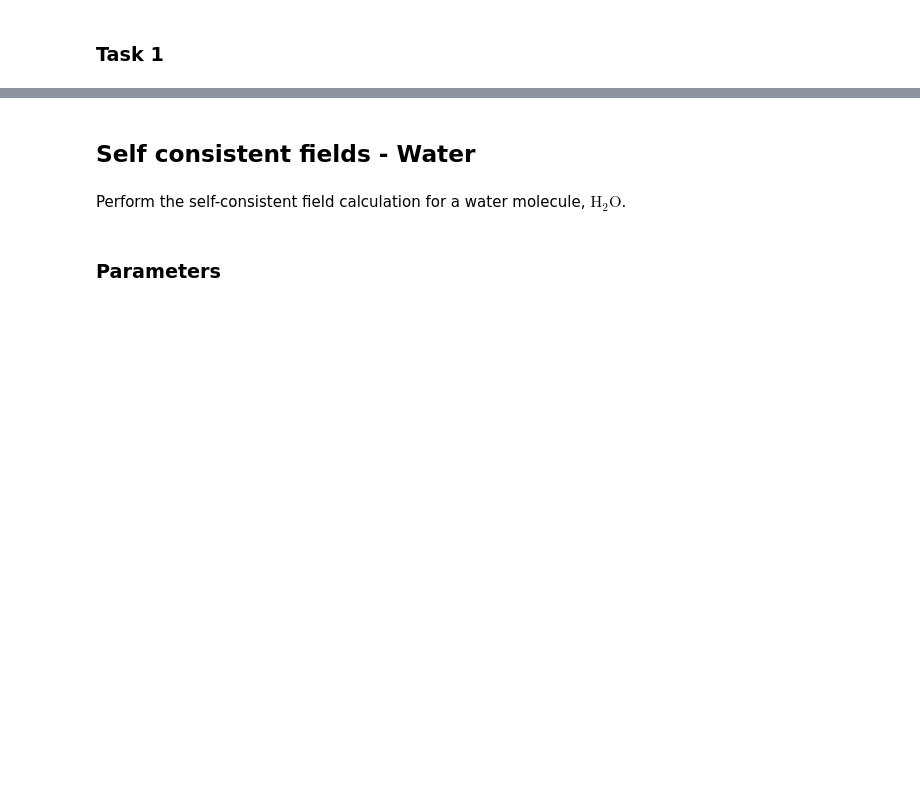
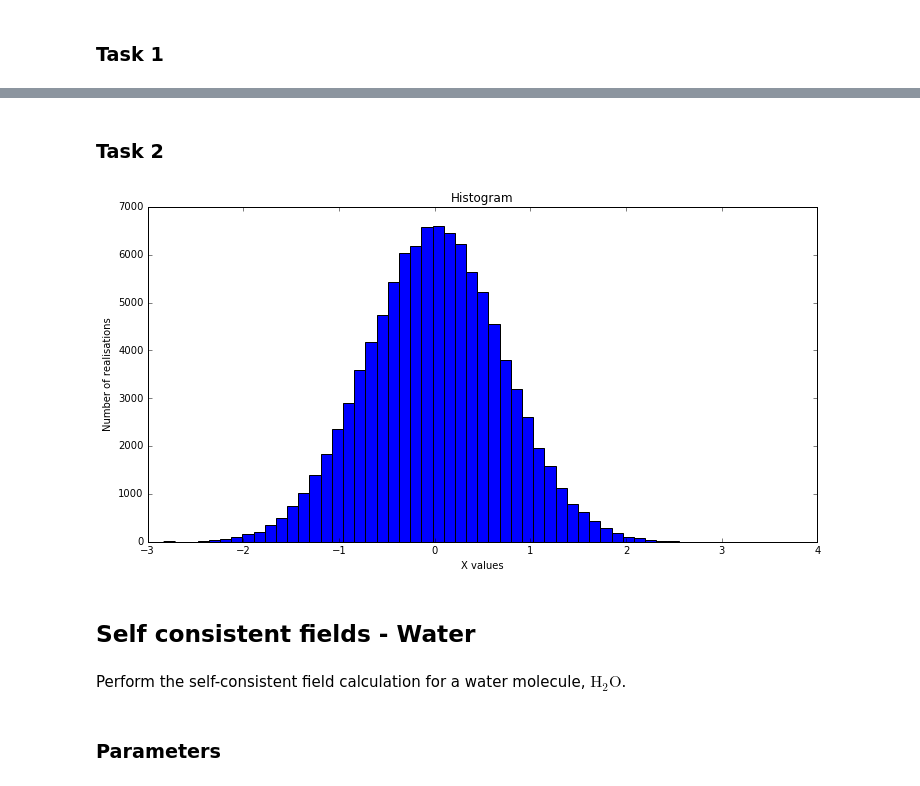
Before and after one commit to MarianDaogaru/FEEG6016-git, a Jupyter notebook: Coursework-03-SDE-SCF.ipynb, the cells around one changed output, grey strips where cells are left out. Drawn from its saved outputs; the diff is of its cells as text; code cells hidden in the pictures; blank space fills up the shorter version.

```diff
--- a/Coursework-03-SDE-SCF.ipynb
+++ b/Coursework-03-SDE-SCF.ipynb
@@ -178,9 +96,0 @@ NameError: name 't_range' is not defined
-# %%
-X0, l, u, T = init_vals()
-N = 2**10
-dt = T/N
-DT = numpy.sqrt(dt)
-t_range = numpy.linspace(dt, T, N)
-dW = numpy.random.randn(N) * DT
-dW
-EM(X0, t_range, l, u, dW)[0][-1]**2
@@ -245,3 +185,30 @@ plot_graphs(4,10)
+# %% [markdown]
+### Task 2
+# %%
+def histogram_data(T, dt, realisations):
+    X0, l, u, TT = init_vals()
+    DT = numpy.sqrt(dt)
+    N = int(T / dt)
+    X = numpy.zeros(realisations)
+    t_range = numpy.linspace(0, T, N+1)
+
+    for i in range(realisations):
+        dW = numpy.random.randn(N+1) * DT
+        X[i] = EM(X0, t_range, l, u, dW)[-1]
+    return X
+# %%
+def plot_histogram(results, bins):
+    pyplot.figure(figsize=(12,6))
+    pyplot.hist(results, bins)
+    pyplot.title("Histogram")
+    pyplot.xlabel("X values")
+    pyplot.ylabel("Number of realisations")
+    pyplot.show()
+# %%
+X = histogram_data(10, 2**-7, 10**5)
+plot_histogram(X, 50)
+# %% [output]
+[figure, added]
 # %% [markdown]
 ## Self consistent fields - Water
 # %% [markdown]
```
Also changed, not shown: parts of 15 cells of this notebook.
